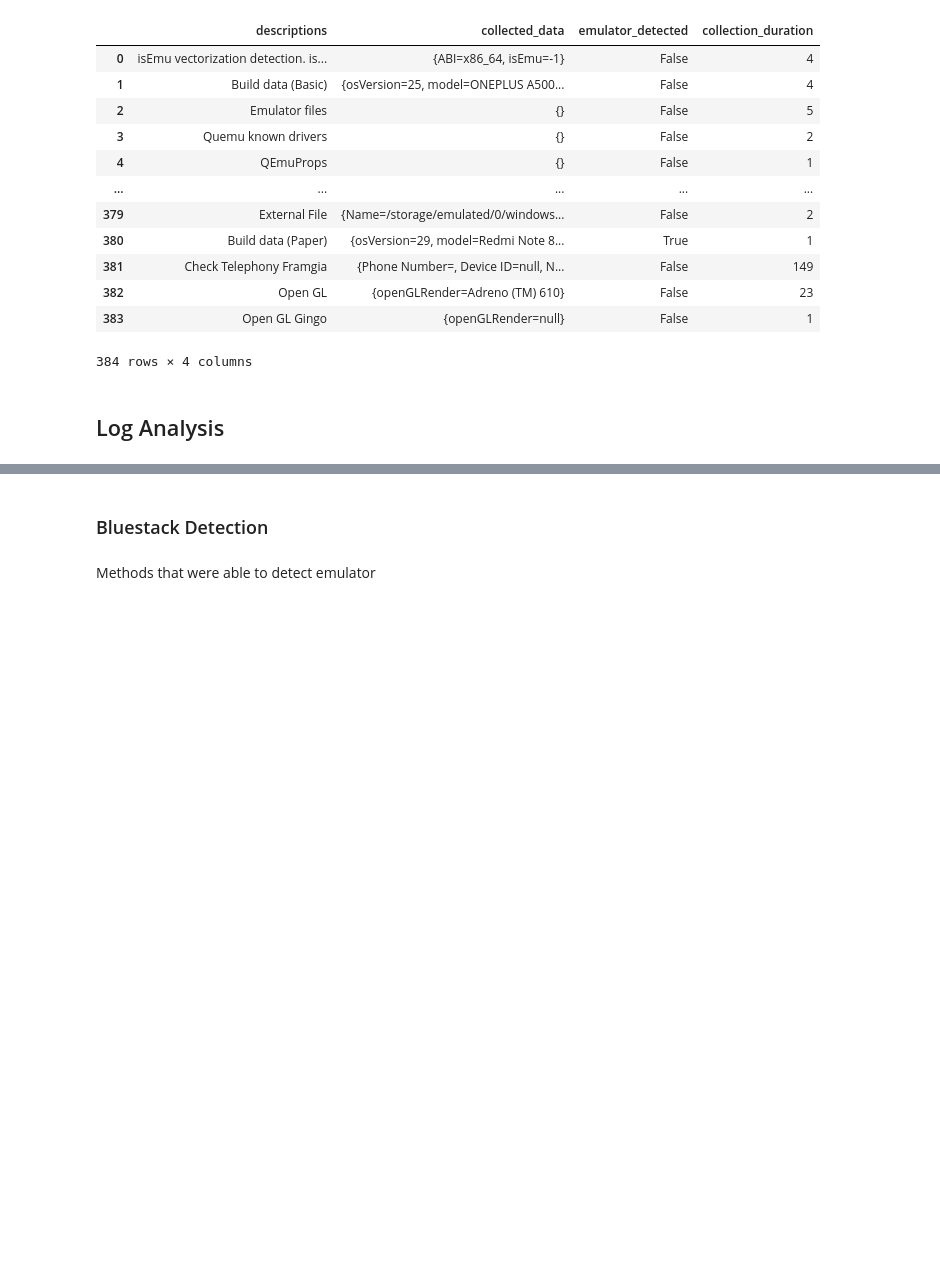
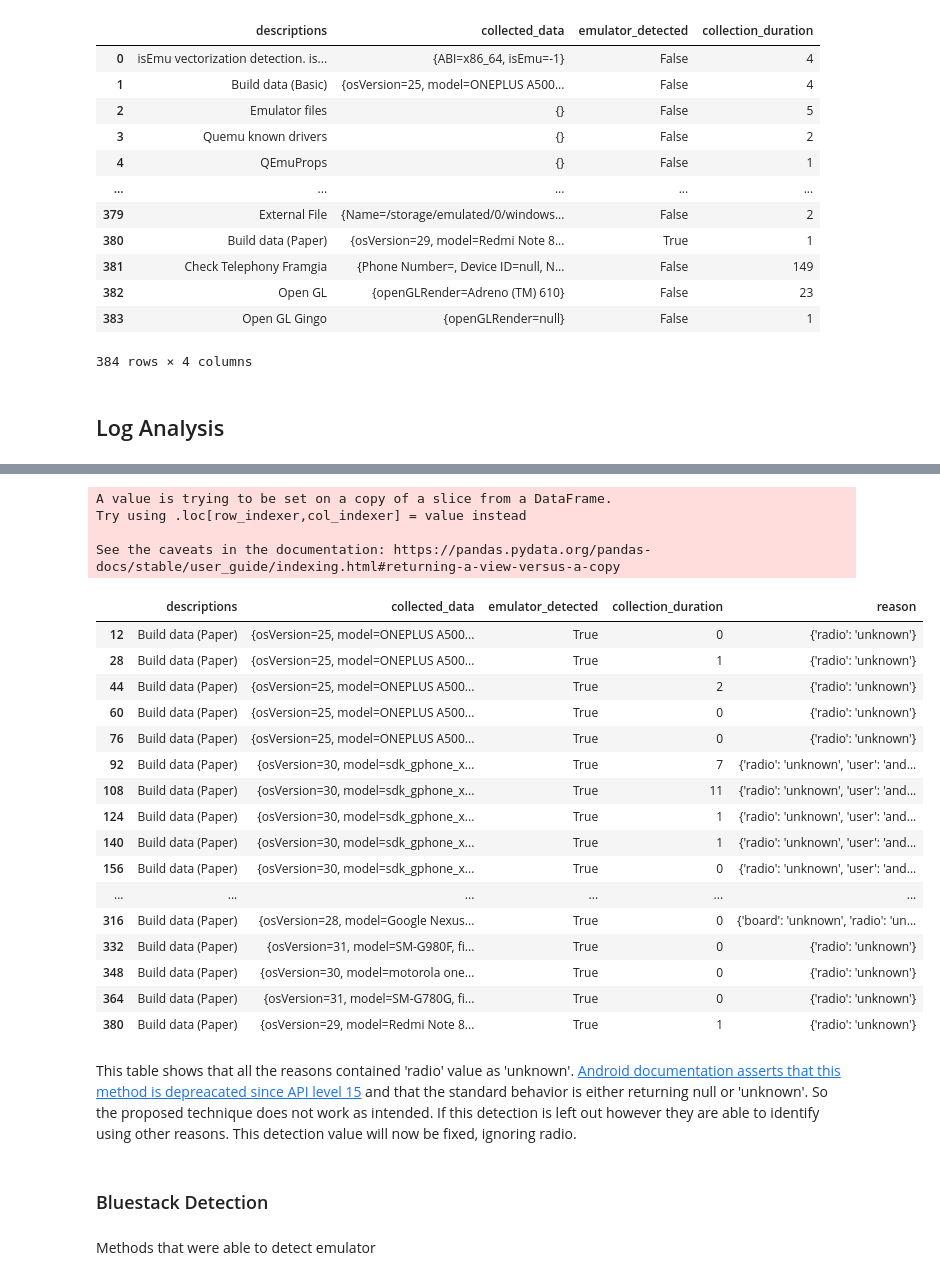
Before and after one commit to Lucas-CardosoO/android-emulator-detector, a Jupyter notebook: notebooks/EmulatorAnalysis.ipynb, the cells around one changed output, grey strips where cells are left out. Drawn from its saved outputs; the diff is of its cells as text; code cells hidden in the pictures; blank space fills up the shorter version.

```diff
--- a/notebooks/EmulatorAnalysis.ipynb
+++ b/notebooks/EmulatorAnalysis.ipynb
@@ -179,5 +179,5 @@ def emulator_detected_data_frame(data_frame, total_count):
   emu_true['detection_percentage'] = emu_true['detection_count']/emu_true['log_count'] * 100
   return emu_true
 
-def build_data_to_dict(build_data):
-  return json.loads(build_data.replace("{", "{\"").replace("=", "\":\"").replace(", ", "\",\"").replace("\"[", "[\"").replace("]\"", "\"]").replace("}", "\"}"))
+def log_map_to_dict(log_map):
+  return json.loads(log_map.replace("{", "{\"").replace("=", "\":\"").replace(", ", "\",\"").replace("\"[", "[\"").replace("]\"", "\"]").replace("}", "\"}"))
@@ -184,3 +211,65 @@ def build_data_to_dict(build_data):
+# %%
+def build_paper_reasons_dict(log_dict):
+  reason_dict = {}
+  if log_dict['board'] == 'unknown':
+    reason_dict['board'] = log_dict['board']
+  if log_dict['brand'] == 'generic':
+    reason_dict['brand'] = log_dict['brand']
+  if log_dict['device'] == 'generic':
+    reason_dict['device'] = log_dict['device']
+  if log_dict['fingerprint'].startswith('generic'):
+    reason_dict['fingerprint'] = log_dict['fingerprint']
+  if log_dict['hardware'] == 'goldfish':
+    reason_dict['hardware'] = log_dict['hardware']
+  if log_dict['id'] == 'FRF91':
+    reason_dict['id'] = log_dict['id']
+  if log_dict['manufacturer'] == 'unknown':
+    reason_dict['manufacturer'] = log_dict['manufacturer']
+  if log_dict['model'] == 'sdk':
+    reason_dict['model'] = log_dict['model']
+  if log_dict['product'] == 'sdk':
+    reason_dict['product'] = log_dict['product']
+  if log_dict['radio'] == 'unknown':
+    reason_dict['radio'] = log_dict['radio']
+  if log_dict['serial'] == 'null':
+    reason_dict['serial'] = log_dict['serial']
+  if log_dict['tags'] == 'test-keys':
+    reason_dict['tags'] = log_dict['tags']
+  if log_dict['user'] == 'android-build':
+    reason_dict['user'] = log_dict['user']
+  return reason_dict
+
+def calculate_reason_from_dict(row, function_from_dict):
+  log_dict = log_map_to_dict(str(row.loc['collected_data']))
+  return str(function_from_dict(log_dict))
+
+investigation_df = total_df[total_df['descriptions'] == 'Build data (Paper)']
+investigation_df['reason'] = investigation_df.apply(lambda row: calculate_reason_from_dict(row, build_paper_reasons_dict), axis=1)
+investigation_df
+# %% [output]
+A value is trying to be set on a copy of a slice from a DataFrame.
+Try using .loc[row_indexer,col_indexer] = value instead
+
+See the caveats in the documentation: https://pandas.pydata.org/pandas-docs/stable/user_guide/indexing.html#returning-a-view-versus-a-copy
+|  | descriptions | collected_data | emulator_detected | collection_duration | reason |
+| 12 | Build data (Paper) | {osVersion=25, model=ONEPLUS A500... | True | 0 | {'radio': 'unknown'} |
+| 28 | Build data (Paper) | {osVersion=25, model=ONEPLUS A500... | True | 1 | {'radio': 'unknown'} |
+| 44 | Build data (Paper) | {osVersion=25, model=ONEPLUS A500... | True | 2 | {'radio': 'unknown'} |
+| 60 | Build data (Paper) | {osVersion=25, model=ONEPLUS A500... | True | 0 | {'radio': 'unknown'} |
+| 76 | Build data (Paper) | {osVersion=25, model=ONEPLUS A500... | True | 0 | {'radio': 'unknown'} |
+| 92 | Build data (Paper) | {osVersion=30, model=sdk_gphone_x... | True | 7 | {'radio': 'unknown', 'user': 'and... |
+| 108 | Build data (Paper) | {osVersion=30, model=sdk_gphone_x... | True | 11 | {'radio': 'unknown', 'user': 'and... |
+| 124 | Build data (Paper) | {osVersion=30, model=sdk_gphone_x... | True | 1 | {'radio': 'unknown', 'user': 'and... |
+| 140 | Build data (Paper) | {osVersion=30, model=sdk_gphone_x... | True | 1 | {'radio': 'unknown', 'user': 'and... |
+| 156 | Build data (Paper) | {osVersion=30, model=sdk_gphone_x... | True | 0 | {'radio': 'unknown', 'user': 'and... |
+| ... | ... | ... | ... | ... | ... |
+| 316 | Build data (Paper) | {osVersion=28, model=Google Nexus... | True | 0 | {'board': 'unknown', 'radio': 'un... |
+| 332 | Build data (Paper) | {osVersion=31, model=SM-G980F, fi... | True | 0 | {'radio': 'unknown'} |
+| 348 | Build data (Paper) | {osVersion=30, model=motorola one... | True | 0 | {'radio': 'unknown'} |
+| 364 | Build data (Paper) | {osVersion=31, model=SM-G780G, fi... | True | 0 | {'radio': 'unknown'} |
+| 380 | Build data (Paper) | {osVersion=29, model=Redmi Note 8... | True | 1 | {'radio': 'unknown'} |
+# %% [markdown]
+This table shows that all the reasons contained 'radio' value as 'unknown'. [Android documentation asserts that this method is depreacated since API level 15](https://developer.android.com/reference/android/os/Build#RADIO) and that the standard behavior is either returning null or 'unknown'. So the proposed technique does not work as intended. If this detection is left out however they are able to identify using other reasons. This detection value will now be fixed, ignoring radio.
 # %% [markdown]
 ### Bluestack Detection
 # %% [markdown]
```
Also changed, not shown: parts of 4 cells of this notebook.
